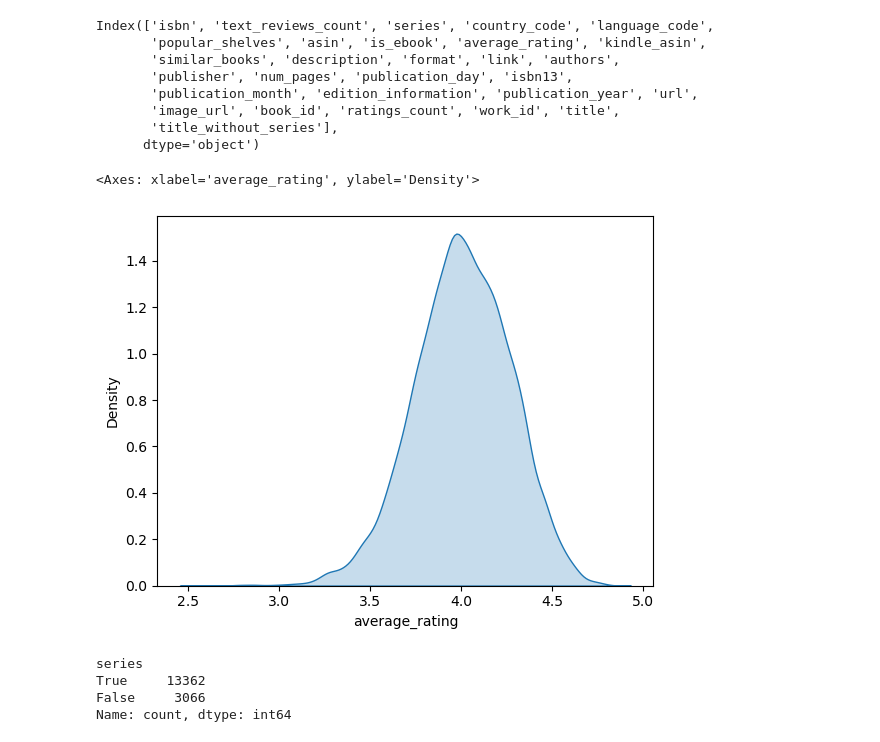
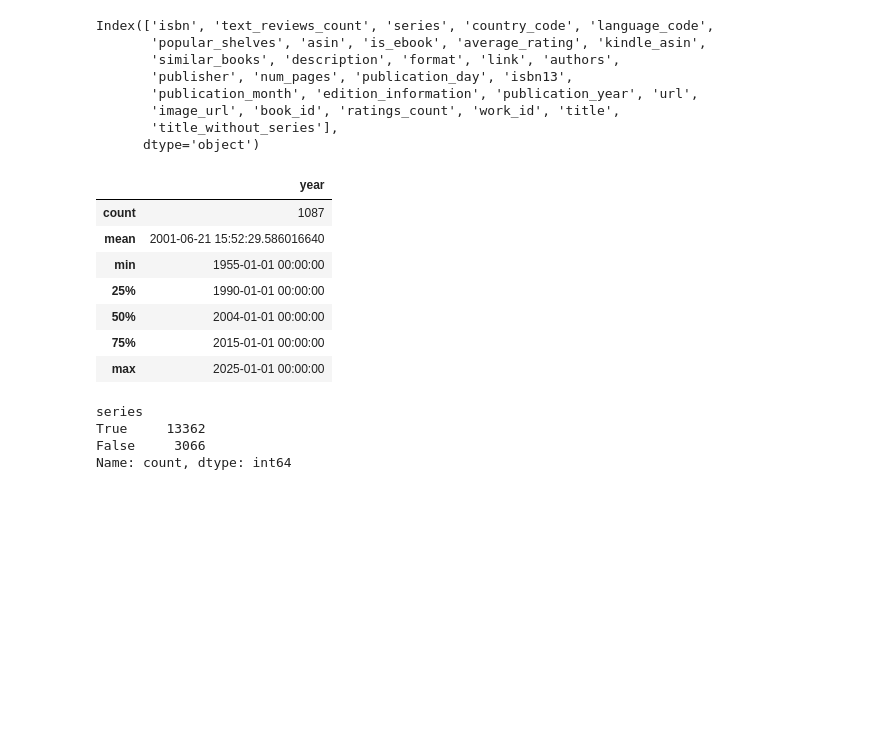
Before and after one commit to raineszm/sff-predict, a Jupyter notebook: notebooks/EDA.ipynb, the cells around one changed output. Saved outputs shown, nothing was run; the diff lists cells and outputs as text; code cells hidden in the pictures; blank space fills up the shorter version.

Commit message:
scrape award winners

```diff
--- a/notebooks/EDA.ipynb
+++ b/notebooks/EDA.ipynb
@@ -29,11 +29,19 @@ Index(['isbn', 'text_reviews_count', 'series', 'country_code', 'language_code',
        'image_url', 'book_id', 'ratings_count', 'work_id', 'title',
        'title_without_series'],
       dtype='object')
-# %%
-sns.kdeplot(x="average_rating", data=df, fill=True)
-# %% [output]
-<Axes: xlabel='average_rating', ylabel='Density'>
-[figure, removed]
+# %%
+awards = pd.read_json("../data/awards.jsonl", lines=True)
+awards["year"] = pd.to_datetime(awards["year"], format="%Y")
+awards.describe()
+# %% [output]
+|  | year |
+| count | 1087 |
+| mean | 2001-06-21 15:52:29.586016640 |
+| min | 1955-01-01 00:00:00 |
+| 25% | 1990-01-01 00:00:00 |
+| 50% | 2004-01-01 00:00:00 |
+| 75% | 2015-01-01 00:00:00 |
+| max | 2025-01-01 00:00:00 |
 # %%
 def first(x):
     if x:
```
Also changed, not shown: 12 other files.
